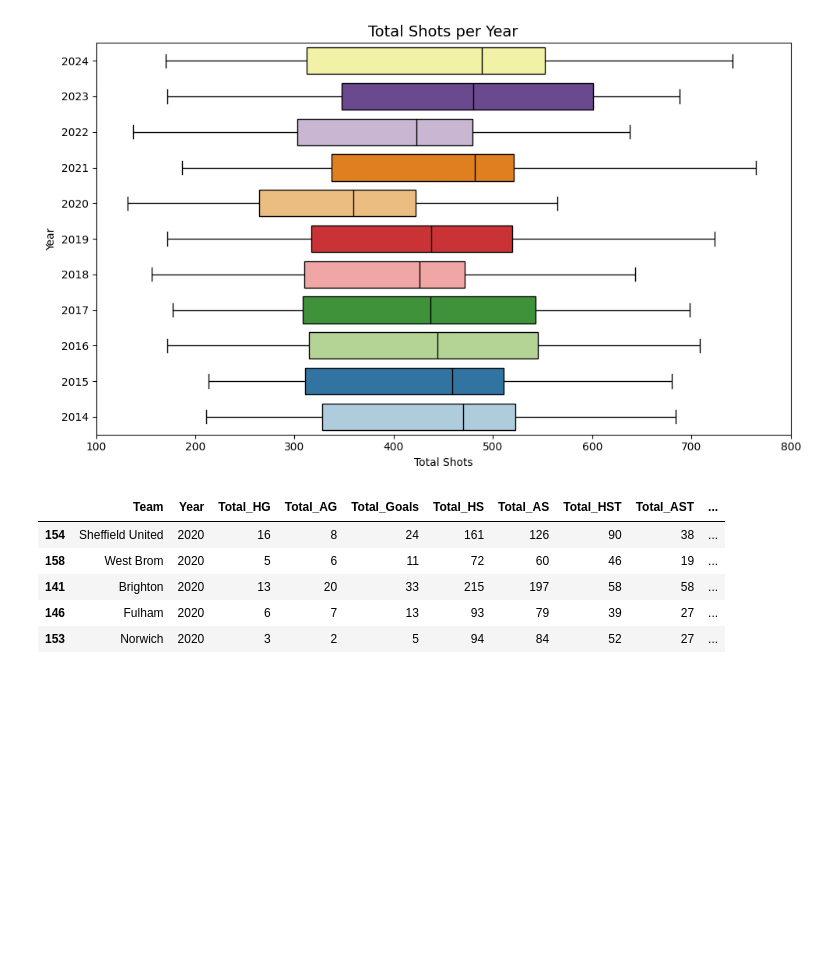
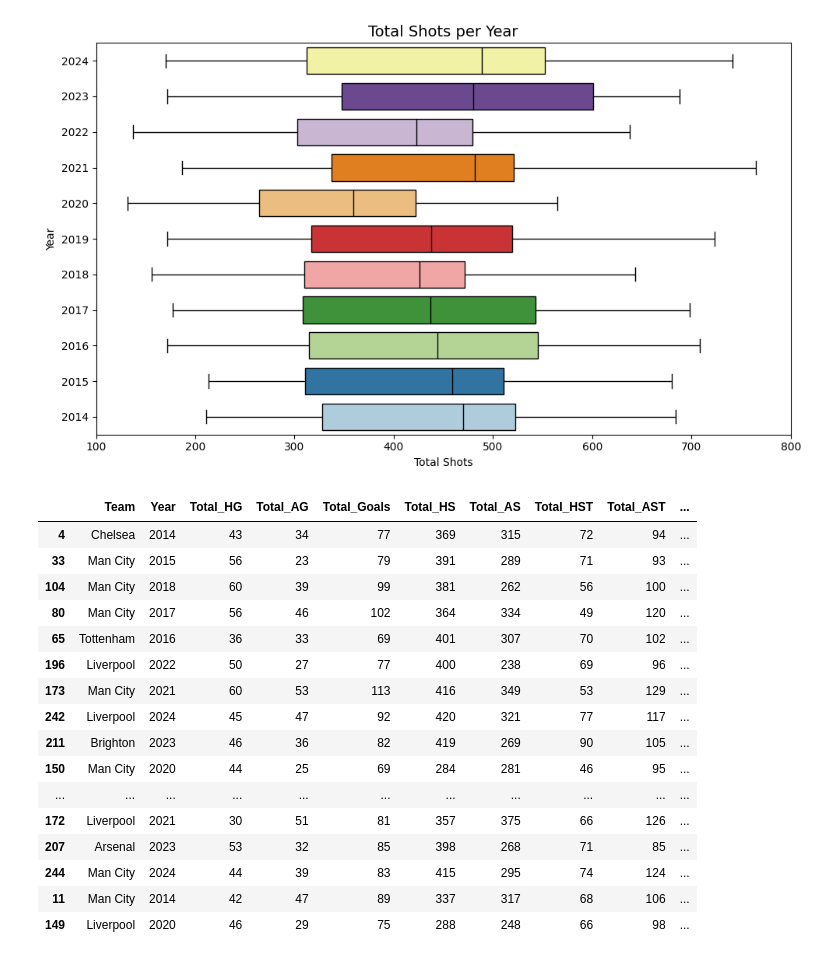
Before and after one commit to SmithNJ13/data_analysis, a Jupyter notebook: analysis.ipynb, the cells around one changed output. Saved outputs shown, nothing was run; the diff lists cells and outputs as text; code cells hidden in the pictures; blank space fills up the shorter version.

Commit message:
added an 'average shot coefficient' which measures how a teams total shots stack up against the average of that season

```diff
--- a/analysis.ipynb
+++ b/analysis.ipynb
@@ -1144,10 +1144,10 @@ goals_and_shots_decade.sort_values(by="Total_Shots", ascending=False).head()
 | 30 | Tottenham | 415 | 355 | 770 | 3323 | 2711 | 897 | 1007 | 6034 | ... |
 | 0 | Arsenal | 441 | 336 | 777 | 3466 | 2561 | 893 | 902 | 6027 | ... |
 # %%
-goals_and_shots_seasonal.loc[:, "TSCR"] = (
+goals_and_shots_seasonal.loc[:, "TSCR%"] = (
     round(goals_and_shots_seasonal["Total_Goals"] / goals_and_shots_seasonal["Total_Shots"], 3) * 100
 )
-goals_and_shots_seasonal.loc[:, "OTCR"] = (
+goals_and_shots_seasonal.loc[:, "OTCR%"] = (
     round(goals_and_shots_seasonal["Total_Goals"] / goals_and_shots_seasonal["Total_Shots_onTarget"], 3) * 100
 )
 goals_and_shots_seasonal.head()
@@ -1315,39 +1315,39 @@ outlier_teams = {}
 for year in goals_and_shots_seasonal['Year'].unique():
     year_data = goals_and_shots_seasonal[goals_and_shots_seasonal['Year'] == year]
 
-    Q3 = year_data['TSCR'].quantile(0.75)
-    Q1 = year_data['TSCR'].quantile(0.25)
+    Q3 = year_data['TSCR%'].quantile(0.75)
+    Q1 = year_data['TSCR%'].quantile(0.25)
     IQR = Q3 - Q1
     upper_fence = Q3 + 1.5 * IQR
     lower_fence = Q1 - 1.5 * IQR
 
-    outliers = year_data[(year_data['TSCR'] > upper_fence) | (year_data['TSCR'] < lower_fence)]
+    outliers = year_data[(year_data['TSCR%'] > upper_fence) | (year_data['TSCR%'] < lower_fence)]
     if not outliers.empty:
         outlier_teams[year] = outliers['Team'].tolist()
     else:
         outlier_teams[year] = []
 
-fig = px.box(goals_and_shots_seasonal, y="Year", x="TSCR",
+fig = px.box(goals_and_shots_seasonal, y="Year", x="TSCR%",
              color="Year",
              boxmode="group",
-             title="TSCR of Teams by Year",
+             title="TSCR% of Teams by Year",
              subtitle="plotly express",
              labels={
-                 "TSCR": "TSCR(%): Total Shots (Goal)Conversation Rate"
+                 "TSCR%": "TSCR%: Total Shots (Goal)Conversation Rate"
              })
 
 for i, year in enumerate(sorted(goals_and_shots_seasonal['Year'].unique())):
     year_data = goals_and_shots_seasonal[goals_and_shots_seasonal['Year'] == year]
-    Q3 = year_data['TSCR'].quantile(0.75)
-    Q1 = year_data['TSCR'].quantile(0.25)
+    Q3 = year_data['TSCR%'].quantile(0.75)
+    Q1 = year_data['TSCR%'].quantile(0.25)
     IQR = Q3 - Q1
     upper_fence = Q3 + 1.5 * IQR
     lower_fence = Q1 - 1.5 * IQR
 
     customdata = []
-    for tscr in year_data['TSCR']:
+    for tscr in year_data['TSCR%']:
         if tscr > upper_fence or tscr < lower_fence:
-            team = year_data[year_data['TSCR'] == tscr]['Team'].iloc[0]
+            team = year_data[year_data['TSCR%'] == tscr]['Team'].iloc[0]
             customdata.append(team)
         else:
             customdata.append('')
@@ -1360,7 +1360,7 @@ for i, year in enumerate(sorted(goals_and_shots_seasonal['Year'].unique())):
         orientation='h',
         width=0.75,
         hovertemplate="<b>Team:</b> %{customdata}<br>" +
-                     "<b>TSCR:</b> %{x:.1f}%"
+                     "<b>TSCR%:</b> %{x:.1f}%"
     )
 
 fig.update_layout(
@@ -1379,12 +1379,3 @@ fig.update_layout(
     showlegend=False,
 )
 fig.show()
-# %%
-goals_and_shots_seasonal[goals_and_shots_seasonal["Year"] == 2020].sort_values(by="TSCR", ascending=False).tail()
-# %% [output]
-|  | Team | Year | Total_HG | Total_AG | Total_Goals | Total_HS | Total_AS | Total_HST | Total_AST | ... |
-| 154 | Sheffield United | 2020 | 16 | 8 | 24 | 161 | 126 | 90 | 38 | ... |
-| 158 | West Brom | 2020 | 5 | 6 | 11 | 72 | 60 | 46 | 19 | ... |
-| 141 | Brighton | 2020 | 13 | 20 | 33 | 215 | 197 | 58 | 58 | ... |
-| 146 | Fulham | 2020 | 6 | 7 | 13 | 93 | 79 | 39 | 27 | ... |
-| 153 | Norwich | 2020 | 3 | 2 | 5 | 94 | 84 | 52 | 27 | ... |
@@ -1391,2 +1386,33 @@ goals_and_shots_seasonal[goals_and_shots_seasonal["Year"] == 2020].sort_values(b
+# %%
+goals_and_shots_seasonal.sort_values(by="OTCR%", ascending=False).head(40)
+goals_and_shots_seasonal.loc[:, "SOT%"] = ( round(goals_and_shots_seasonal["Total_Shots_onTarget"] / goals_and_shots_seasonal["Total_Shots"], 3) * 100 )
+goals_and_shots_seasonal.sort_values(by="SOT%", ascending=False).head()
+goals_and_shots_seasonal.sort_values(by="OTCR%", ascending=False).head()
+
+for year in years_list:
+    mean = round(goals_and_shots_seasonal[goals_and_shots_seasonal["Year"] == year]["Total_Shots"].mean())
+    max_shots = goals_and_shots_seasonal[goals_and_shots_seasonal["Year"] == year]["Total_Shots"].max()
+    goals_and_shots_seasonal.loc[goals_and_shots_seasonal["Year"] == year, "ASC"] = \
+        round(goals_and_shots_seasonal.loc[goals_and_shots_seasonal["Year"] == year, "Total_Shots"].apply(lambda x: min(max((x - mean) / (max_shots - mean), -1), 1)), 2)
+
+goals_and_shots_seasonal.sort_values(by="ASC", ascending=False).tail(20)
+# %% [output]
+|  | Team | Year | Total_HG | Total_AG | Total_Goals | Total_HS | Total_AS | Total_HST | Total_AST | ... |
+| 4 | Chelsea | 2014 | 43 | 34 | 77 | 369 | 315 | 72 | 94 | ... |
+| 33 | Man City | 2015 | 56 | 23 | 79 | 391 | 289 | 71 | 93 | ... |
+| 104 | Man City | 2018 | 60 | 39 | 99 | 381 | 262 | 56 | 100 | ... |
+| 80 | Man City | 2017 | 56 | 46 | 102 | 364 | 334 | 49 | 120 | ... |
+| 65 | Tottenham | 2016 | 36 | 33 | 69 | 401 | 307 | 70 | 102 | ... |
+| 196 | Liverpool | 2022 | 50 | 27 | 77 | 400 | 238 | 69 | 96 | ... |
+| 173 | Man City | 2021 | 60 | 53 | 113 | 416 | 349 | 53 | 129 | ... |
+| 242 | Liverpool | 2024 | 45 | 47 | 92 | 420 | 321 | 77 | 117 | ... |
+| 211 | Brighton | 2023 | 46 | 36 | 82 | 419 | 269 | 90 | 105 | ... |
+| 150 | Man City | 2020 | 44 | 25 | 69 | 284 | 281 | 46 | 95 | ... |
+| ... | ... | ... | ... | ... | ... | ... | ... | ... | ... | ... |
+| 172 | Liverpool | 2021 | 30 | 51 | 81 | 357 | 375 | 66 | 126 | ... |
+| 207 | Arsenal | 2023 | 53 | 32 | 85 | 398 | 268 | 71 | 85 | ... |
+| 244 | Man City | 2024 | 44 | 39 | 83 | 415 | 295 | 74 | 124 | ... |
+| 11 | Man City | 2014 | 42 | 47 | 89 | 337 | 317 | 68 | 106 | ... |
+| 149 | Liverpool | 2020 | 46 | 29 | 75 | 288 | 248 | 66 | 98 | ... |
 # %%
 # Was initially called accuracy but that didn't feel like a specific enough metric, so now I've created two new ones and
```
Also changed, not shown: parts of 8 cells of this notebook.
